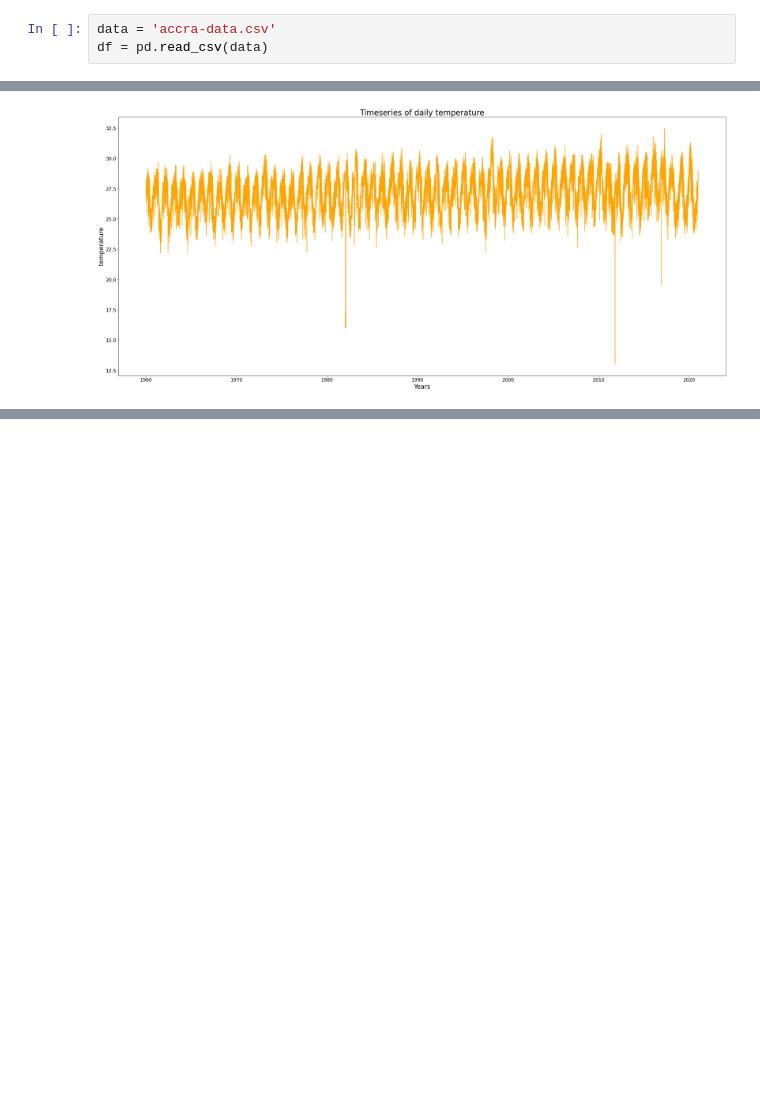
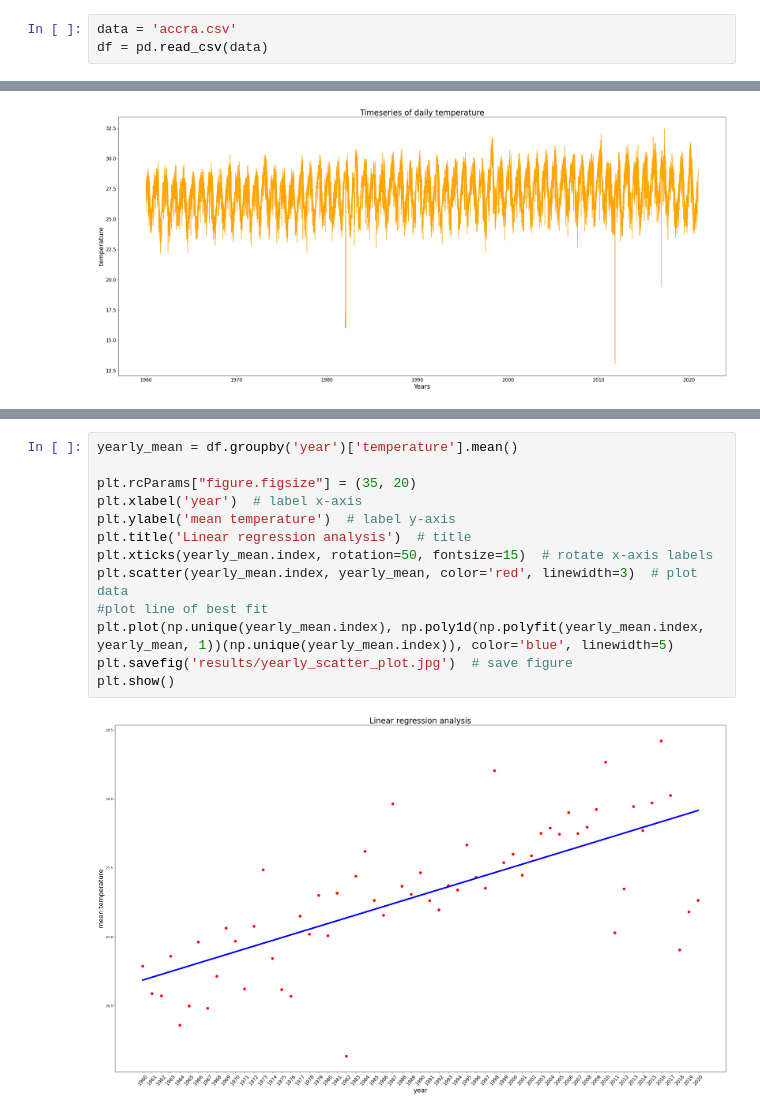
Before and after one commit to buabaj/air-temperature-analysis, a Jupyter notebook: temp-analysis.ipynb, the cells around one changed output, grey strips where cells are left out. Drawn from its saved outputs; the diff is of its cells as text; blank space fills up the shorter version.

```diff
--- a/temp-analysis.ipynb
+++ b/temp-analysis.ipynb
@@ -6,7 +6,7 @@ import matplotlib.pyplot as plt
 plt.rcParams['axes.labelsize'] = 20
 plt.rcParams['axes.titlesize'] = 25
 # %%
-data = 'accra-data.csv'
+data = 'accra.csv'
 df = pd.read_csv(data)
 # %%
 df["date"] = pd.to_datetime(df[["year", "month", "day"]])
@@ -46,3 +54,18 @@ f.write('\n'.join(['{},{}'.format(k, v) for k, v in yearly_mean[1:].items()]))
 f.close()
 # %% [output]
 [figure]
+# %%
+yearly_mean = df.groupby('year')['temperature'].mean()
+
+plt.rcParams["figure.figsize"] = (35, 20)
+plt.xlabel('year')  # label x-axis
+plt.ylabel('mean temperature')  # label y-axis
+plt.title('Linear regression analysis')  # title
+plt.xticks(yearly_mean.index, rotation=50, fontsize=15)  # rotate x-axis labels
+plt.scatter(yearly_mean.index, yearly_mean, color='red', linewidth=3)  # plot data
+#plot line of best fit
+plt.plot(np.unique(yearly_mean.index), np.poly1d(np.polyfit(yearly_mean.index, yearly_mean, 1))(np.unique(yearly_mean.index)), color='blue', linewidth=5)
+plt.savefig('results/yearly_scatter_plot.jpg')  # save figure
+plt.show()
+# %% [output]
+[figure, added]
```
Also changed, not shown: parts of 6 cells of this notebook, 4 other files.
